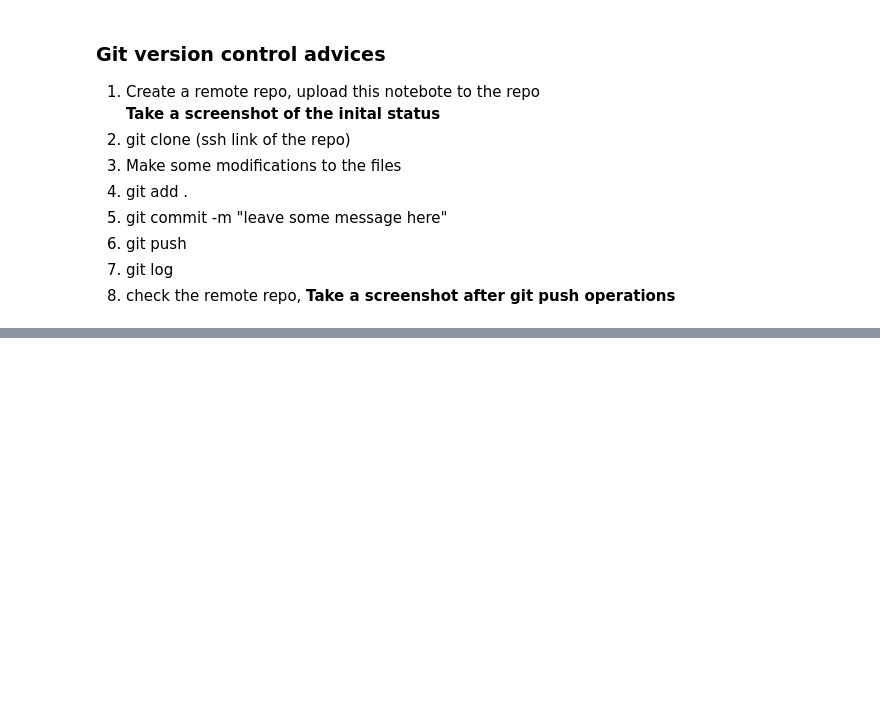
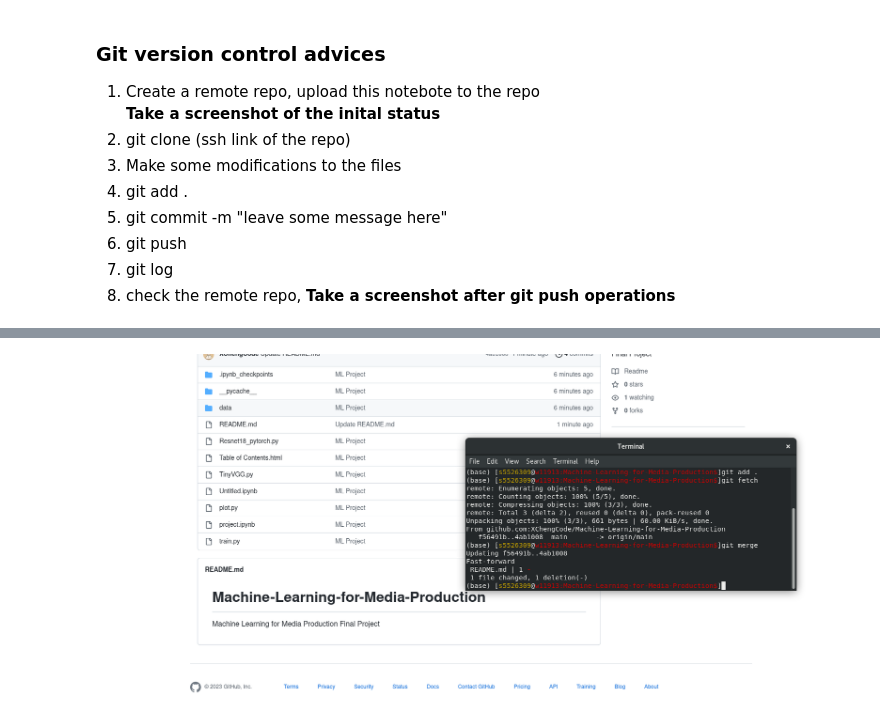
Before and after one commit to XChengCode/Machine-Learning-for-Media-Production, a Jupyter notebook: project.ipynb, the cells around one changed output, grey strips where cells are left out. Saved outputs shown, nothing was run; the diff lists cells and outputs as text; code cells hidden in the pictures; blank space fills up the shorter version.

```diff
--- a/project.ipynb
+++ b/project.ipynb
@@ -981,5 +999,7 @@ Image("git pull.png",width=994,height=655)
 # %%
-Image("git merge.png")
+Image("img/git merge.png",width=900,height=655)
+# %% [output]
+[figure, added]
 # %%
 Image("git push steps.png")
 # %%
```
Also changed, not shown: parts of 26 cells of this notebook, 5 other files.
